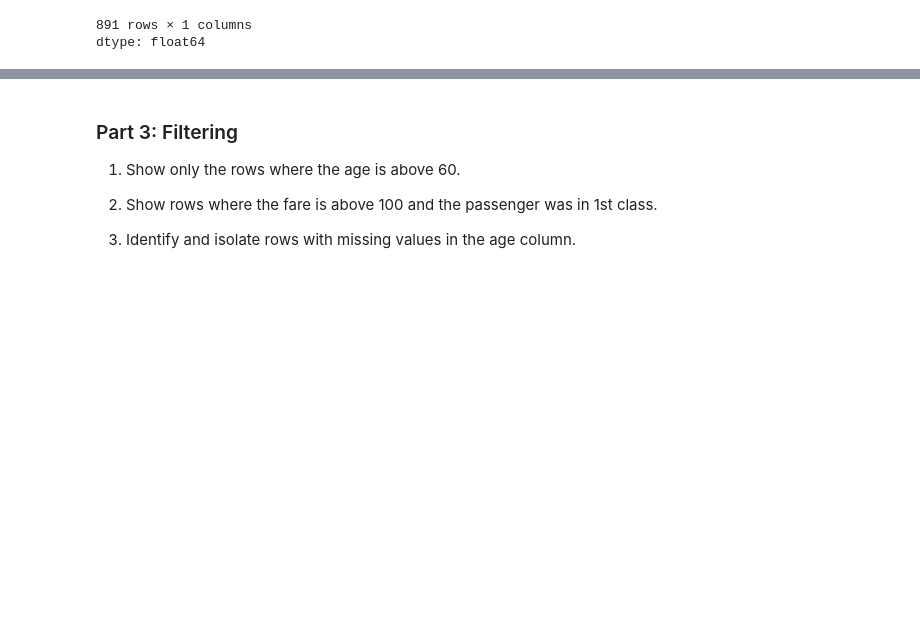
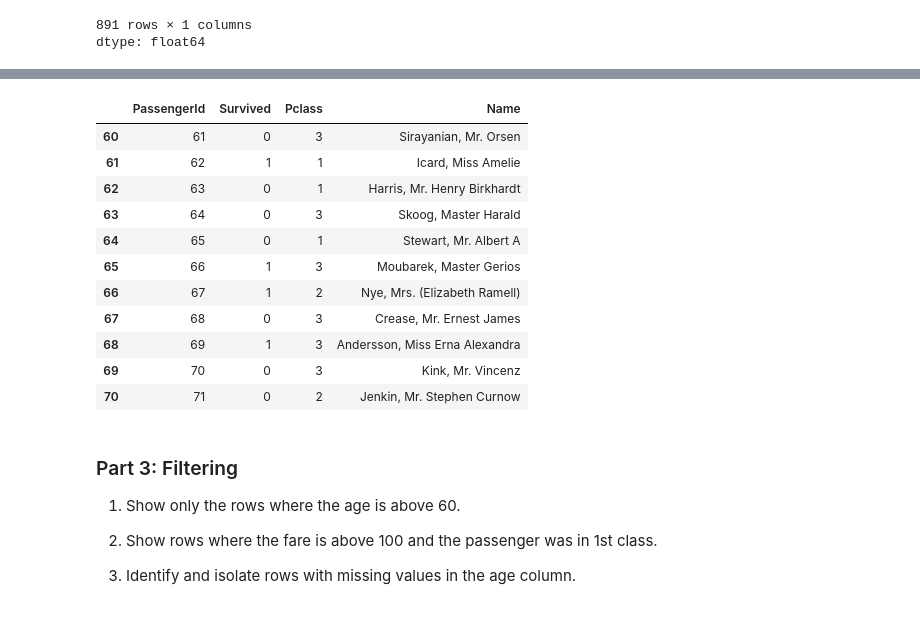
Before and after one commit to zlwym/IAT461-lab01-introduction, a Jupyter notebook: LabTask01.ipynb, the cells around one changed output, grey strips where cells are left out. Saved outputs shown, nothing was run; the diff lists cells and outputs as text; code cells hidden in the pictures; blank space fills up the shorter version.

```diff
--- a/LabTask01.ipynb
+++ b/LabTask01.ipynb
@@ -125,3 +141,19 @@ dtype: float64
+# %%
+#4
+df.loc[60:70, 'PassengerId':'Name']
+# %% [output]
+|  | PassengerId | Survived | Pclass | Name |
+| 60 | 61 | 0 | 3 | Sirayanian, Mr. Orsen |
+| 61 | 62 | 1 | 1 | Icard, Miss Amelie |
+| 62 | 63 | 0 | 1 | Harris, Mr. Henry Birkhardt |
+| 63 | 64 | 0 | 3 | Skoog, Master Harald |
+| 64 | 65 | 0 | 1 | Stewart, Mr. Albert A |
+| 65 | 66 | 1 | 3 | Moubarek, Master Gerios |
+| 66 | 67 | 1 | 2 | Nye, Mrs. (Elizabeth Ramell) |
+| 67 | 68 | 0 | 3 | Crease, Mr. Ernest James |
+| 68 | 69 | 1 | 3 | Andersson, Miss Erna Alexandra |
+| 69 | 70 | 0 | 3 | Kink, Mr. Vincenz |
+| 70 | 71 | 0 | 2 | Jenkin, Mr. Stephen Curnow |
 # %% [markdown]
 ### Part 3: Filtering ###
 
```
Also changed, not shown: parts of 2 cells of this notebook.
